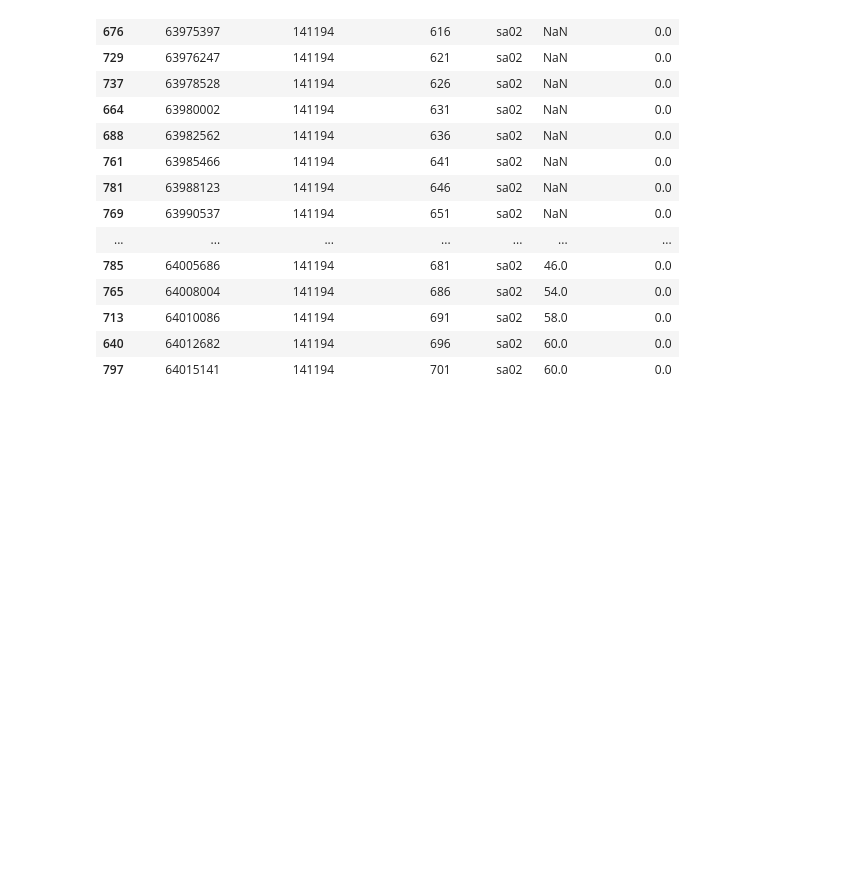
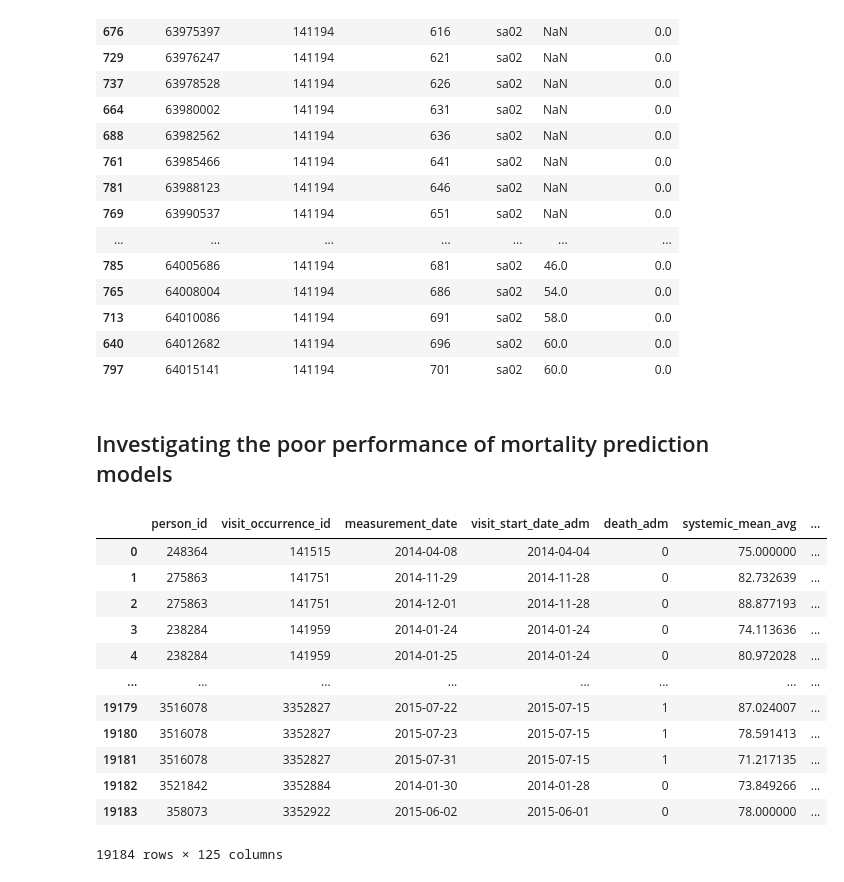
Before and after one commit to ryashpal/eICU-EHR-Pipeline, a Jupyter notebook: notebooks/testing.ipynb, the cells around one changed output. Saved outputs shown, nothing was run; the diff lists cells and outputs as text; code cells hidden in the pictures; blank space fills up the shorter version.

```diff
--- a/notebooks/testing.ipynb
+++ b/notebooks/testing.ipynb
@@ -383,3 +383,26 @@ df[df.observationday == 0].sort_values('observationoffset', ascending=True)[120:
 | 713 | 64010086 | 141194 | 691 | sa02 | 58.0 | 0.0 |
 | 640 | 64012682 | 141194 | 696 | sa02 | 60.0 | 0.0 |
 | 797 | 64015141 | 141194 | 701 | sa02 | 60.0 | 0.0 |
+# %% [markdown]
+## Investigating the poor performance of mortality prediction models
+# %%
+import os
+import pandas as pd
+
+
+dataDf = pd.read_csv(os.environ['EICU_EHR_PIPELINE_BASE'] + '/data/final/data_matrix.csv')
+dataDf
+# %% [output]
+|  | person_id | visit_occurrence_id | measurement_date | visit_start_date_adm | death_adm | systemic_mean_avg | ... |
+| 0 | 248364 | 141515 | 2014-04-08 | 2014-04-04 | 0 | 75.000000 | ... |
+| 1 | 275863 | 141751 | 2014-11-29 | 2014-11-28 | 0 | 82.732639 | ... |
+| 2 | 275863 | 141751 | 2014-12-01 | 2014-11-28 | 0 | 88.877193 | ... |
+| 3 | 238284 | 141959 | 2014-01-24 | 2014-01-24 | 0 | 74.113636 | ... |
+| 4 | 238284 | 141959 | 2014-01-25 | 2014-01-24 | 0 | 80.972028 | ... |
+| ... | ... | ... | ... | ... | ... | ... | ... |
+| 19179 | 3516078 | 3352827 | 2015-07-22 | 2015-07-15 | 1 | 87.024007 | ... |
+| 19180 | 3516078 | 3352827 | 2015-07-23 | 2015-07-15 | 1 | 78.591413 | ... |
+| 19181 | 3516078 | 3352827 | 2015-07-31 | 2015-07-15 | 1 | 71.217135 | ... |
+| 19182 | 3521842 | 3352884 | 2014-01-30 | 2014-01-28 | 0 | 73.849266 | ... |
+| 19183 | 358073 | 3352922 | 2015-06-02 | 2015-06-01 | 0 | 78.000000 | ... |
+19184 rows × 125 columns
```
Also changed, not shown: parts of 6 cells of this notebook, 6 other files.
